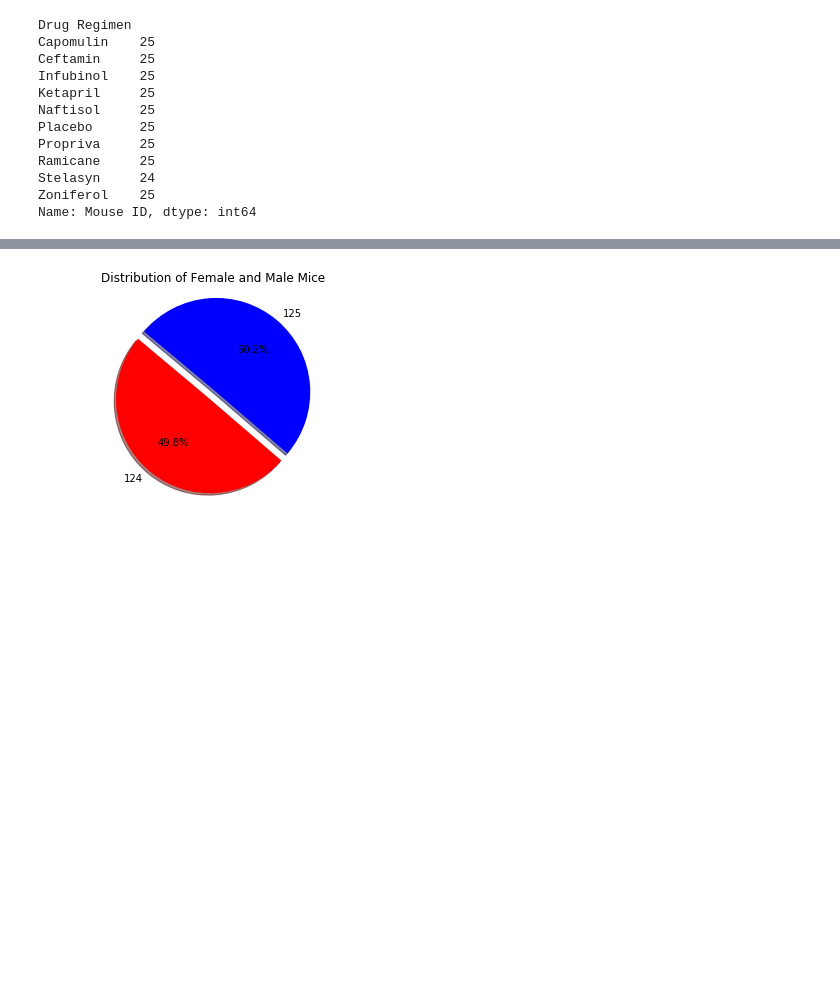
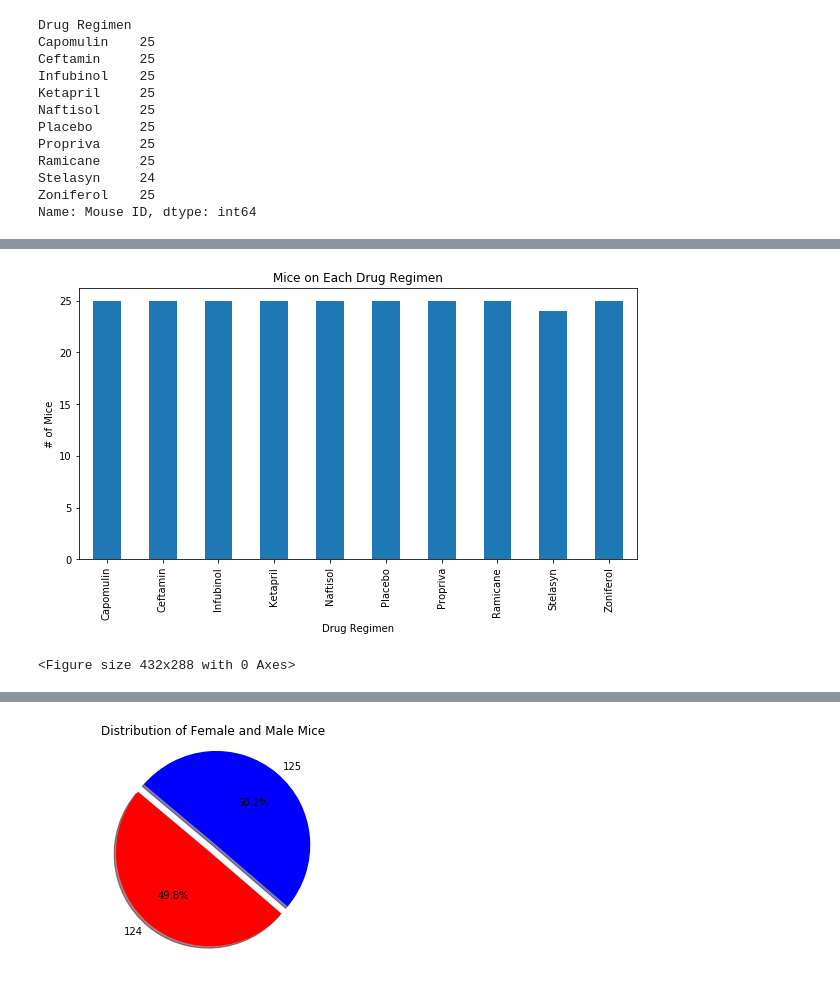
Before and after one commit to lmm9/Matplotlib-challenge, a Jupyter notebook: pymaceuticals_starter.ipynb, the cells around one changed output, grey strips where cells are left out. Cells and saved outputs as stored; diff of their text form; code cells hidden in the pictures; blank space fills up the shorter version.

```diff
--- a/pymaceuticals_starter.ipynb
+++ b/pymaceuticals_starter.ipynb
@@ -153,3 +214,19 @@ AttributeError: 'function' object has no attribute 'sort_values'
+# %%
+# Generate a bar plot showing the total number of mice for each treatment throughout the course of the study using pyplot.
+
+# Create a bar chart based upon the above data
+users.plot(kind="bar", figsize=(10,5))
+
+# Set a title for the chart
+plt.title("Mice on Each Drug Regimen")
+plt.xlabel("Drug Regimen")
+plt.ylabel("# of Mice")
+
+plt.show()
+plt.tight_layout()
+# %% [output]
+[figure, added]
+<Figure size 432x288 with 0 Axes>
 # %%
 # Generate a bar plot showing the total number of mice for each treatment throughout the course of the study using pandas.
 users = regcount_df["Mouse ID"]
```
Also changed, not shown: parts of 33 cells of this notebook.
